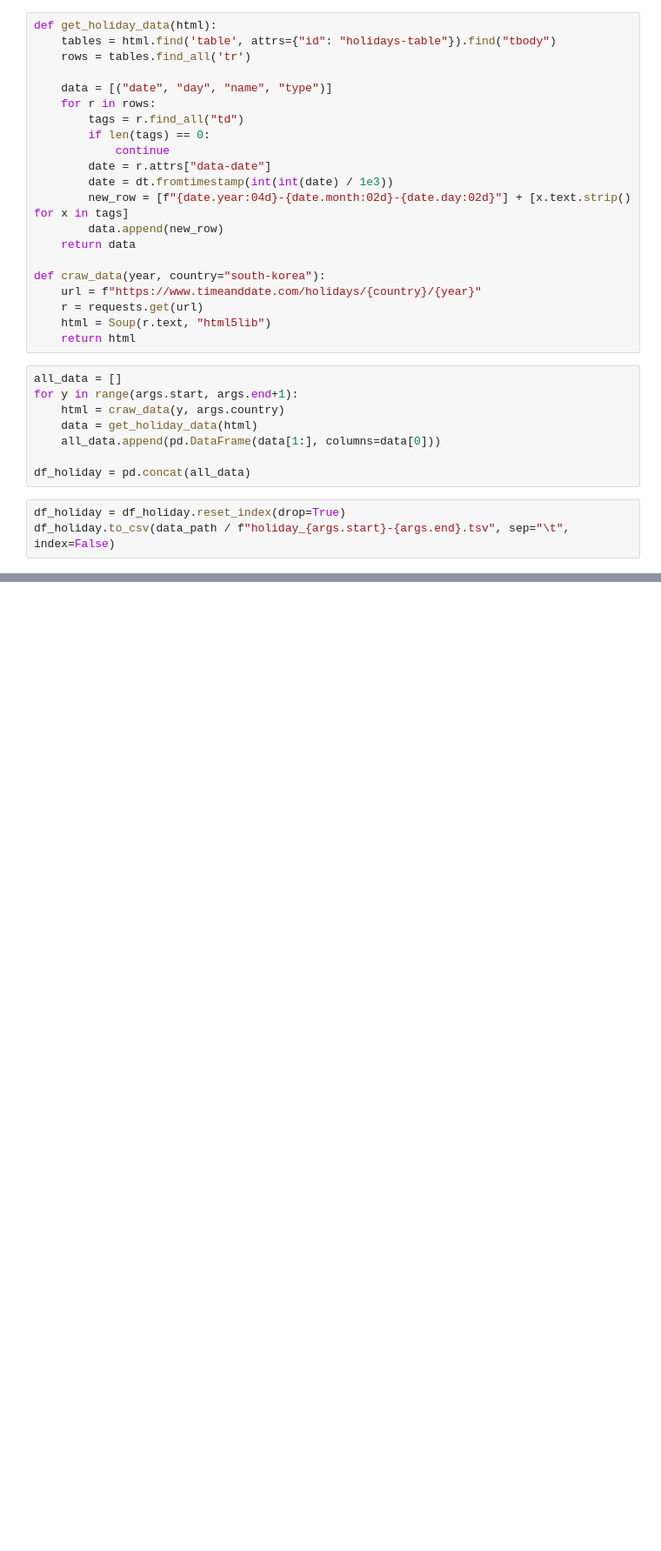
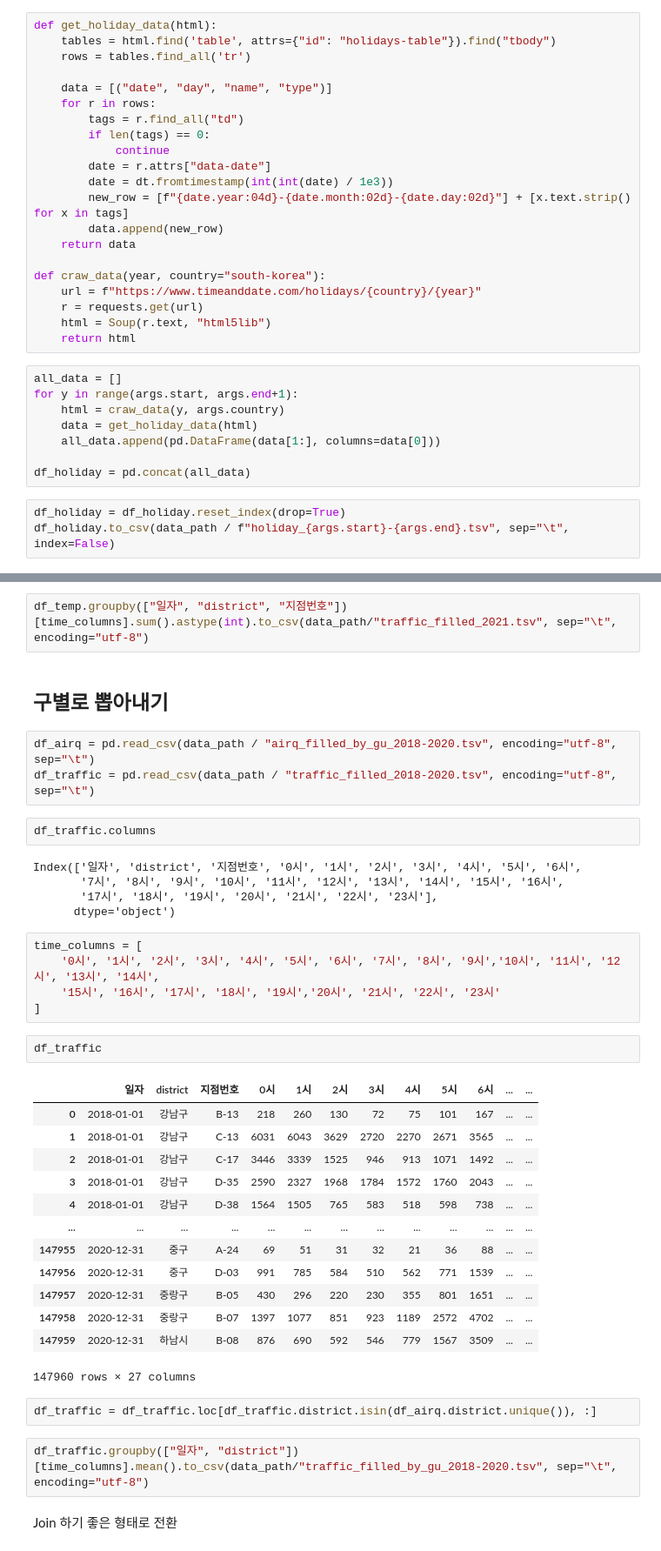
Before and after one commit to simonjisu/airpollution, a Jupyter notebook: 01_GetData.ipynb, the cells around one changed output, grey strips where cells are left out. Shown: that part at 87% size. Saved outputs shown, nothing was run; the diff lists cells and outputs as text; blank space fills up the shorter version.

```diff
--- a/01_GetData.ipynb
+++ b/01_GetData.ipynb
@@ -230,0 +472,41 @@ df_holiday.to_csv(data_path / f"holiday_{args.start}-{args.end}.tsv", sep="\t",
+# %%
+df_temp.groupby(["일자", "district", "지점번호"])[time_columns].sum().astype(int).to_csv(data_path/"traffic_filled_2021.tsv", sep="\t", encoding="utf-8")
+# %% [markdown]
+## 구별로 뽑아내기
+# %%
+df_airq = pd.read_csv(data_path / "airq_filled_by_gu_2018-2020.tsv", encoding="utf-8", sep="\t")
+df_traffic = pd.read_csv(data_path / "traffic_filled_2018-2020.tsv", encoding="utf-8", sep="\t")
+# %%
+df_traffic.columns
+# %% [output]
+Index(['일자', 'district', '지점번호', '0시', '1시', '2시', '3시', '4시', '5시', '6시',
+       '7시', '8시', '9시', '10시', '11시', '12시', '13시', '14시', '15시', '16시',
+       '17시', '18시', '19시', '20시', '21시', '22시', '23시'],
+      dtype='object')
+# %%
+time_columns = [
+    '0시', '1시', '2시', '3시', '4시', '5시', '6시', '7시', '8시', '9시','10시', '11시', '12시', '13시', '14시',
+    '15시', '16시', '17시', '18시', '19시','20시', '21시', '22시', '23시'
+]
+# %%
+df_traffic
+# %% [output]
+|  | 일자 | district | 지점번호 | 0시 | 1시 | 2시 | 3시 | 4시 | 5시 | 6시 | ... | ... |
+| 0 | 2018-01-01 | 강남구 | B-13 | 218 | 260 | 130 | 72 | 75 | 101 | 167 | ... | ... |
+| 1 | 2018-01-01 | 강남구 | C-13 | 6031 | 6043 | 3629 | 2720 | 2270 | 2671 | 3565 | ... | ... |
+| 2 | 2018-01-01 | 강남구 | C-17 | 3446 | 3339 | 1525 | 946 | 913 | 1071 | 1492 | ... | ... |
+| 3 | 2018-01-01 | 강남구 | D-35 | 2590 | 2327 | 1968 | 1784 | 1572 | 1760 | 2043 | ... | ... |
+| 4 | 2018-01-01 | 강남구 | D-38 | 1564 | 1505 | 765 | 583 | 518 | 598 | 738 | ... | ... |
+| ... | ... | ... | ... | ... | ... | ... | ... | ... | ... | ... | ... | ... |
+| 147955 | 2020-12-31 | 중구 | A-24 | 69 | 51 | 31 | 32 | 21 | 36 | 88 | ... | ... |
+| 147956 | 2020-12-31 | 중구 | D-03 | 991 | 785 | 584 | 510 | 562 | 771 | 1539 | ... | ... |
+| 147957 | 2020-12-31 | 중랑구 | B-05 | 430 | 296 | 220 | 230 | 355 | 801 | 1651 | ... | ... |
+| 147958 | 2020-12-31 | 중랑구 | B-07 | 1397 | 1077 | 851 | 923 | 1189 | 2572 | 4702 | ... | ... |
+| 147959 | 2020-12-31 | 하남시 | B-08 | 876 | 690 | 592 | 546 | 779 | 1567 | 3509 | ... | ... |
+147960 rows × 27 columns
+# %%
+df_traffic = df_traffic.loc[df_traffic.district.isin(df_airq.district.unique()), :]
+# %%
+df_traffic.groupby(["일자", "district"])[time_columns].mean().to_csv(data_path/"traffic_filled_by_gu_2018-2020.tsv", sep="\t", encoding="utf-8")
+# %% [markdown]
+Join 하기 좋은 형태로 전환
```
Also changed, not shown: parts of 36 cells of this notebook, 3 other files.
